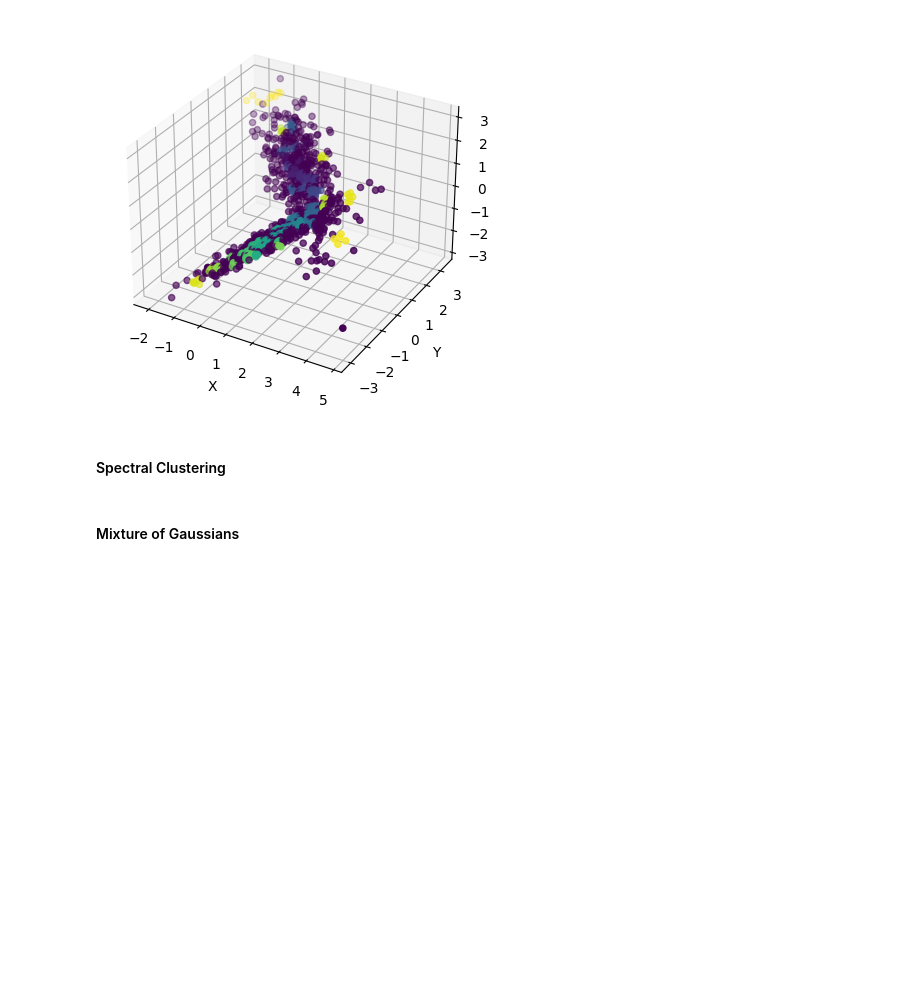
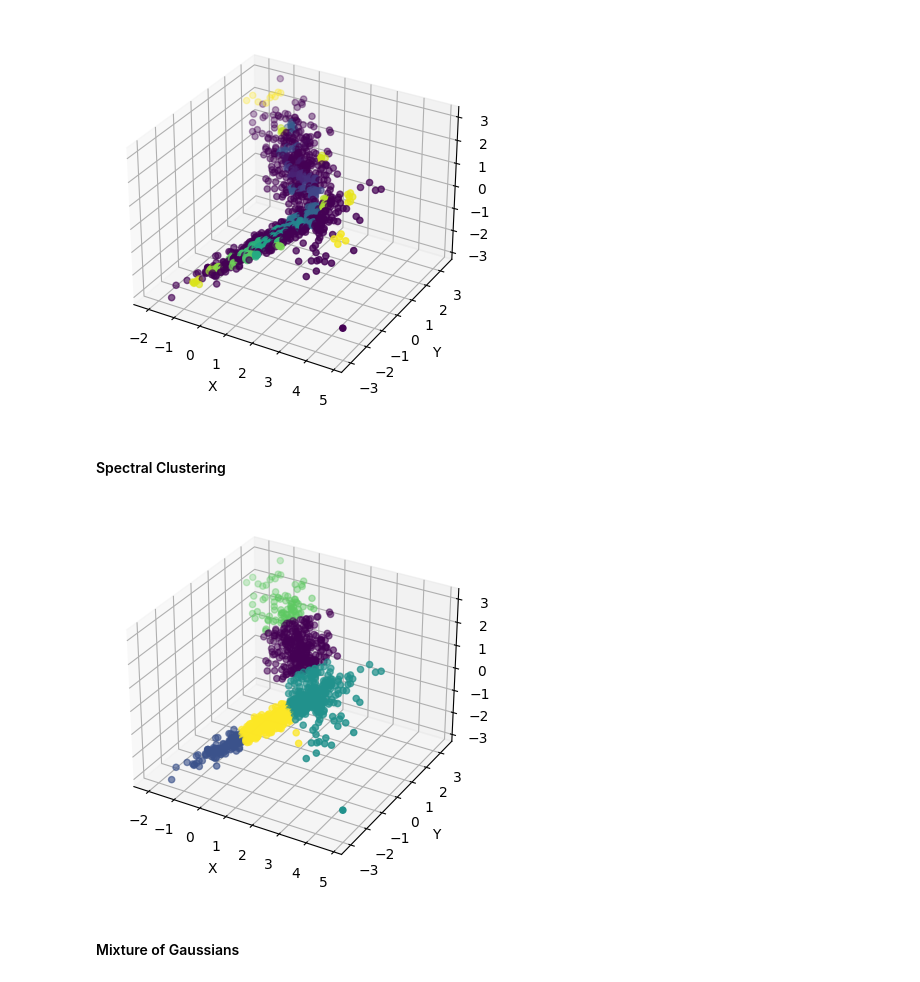
Before and after one commit to alvgonfri/clustering_algorithms, a Jupyter notebook: clustering_algorithms.ipynb, the cells around one changed output. Cells and saved outputs as stored; diff of their text form; code cells hidden in the pictures; blank space fills up the shorter version.

```diff
--- a/clustering_algorithms.ipynb
+++ b/clustering_algorithms.ipynb
@@ -244,6 +245,13 @@ visualize_labelled_dataset(X, labels)
 [figure]
 # %% [markdown]
 #### Spectral Clustering
+# %%
+# Spectral Clustering with 5 clusters
+labels = clustering(X, 'spectral_clustering', {'k': 5})
+# print(labels)
+visualize_labelled_dataset(X, labels)
+# %% [output]
+[figure, added]
 # %% [markdown]
 #### Mixture of Gaussians
 # %% [markdown]
```
Also changed, not shown: parts of 6 cells of this notebook.
